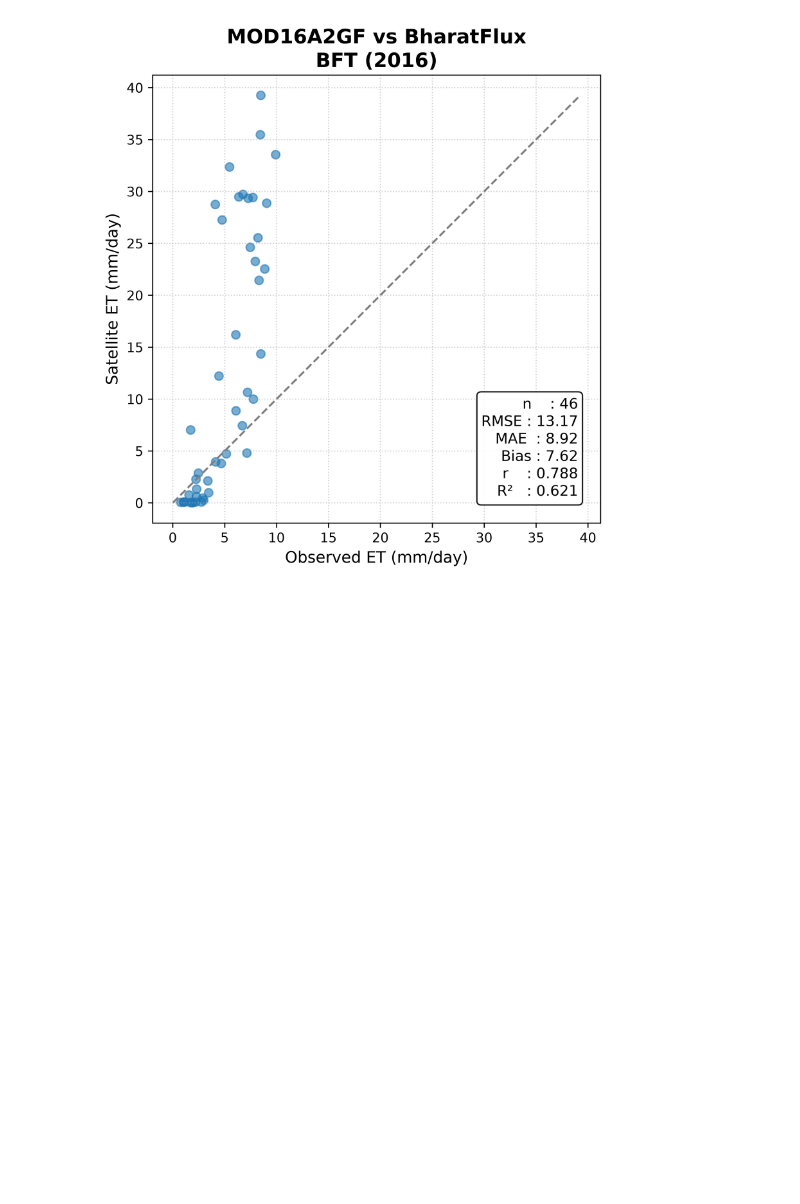
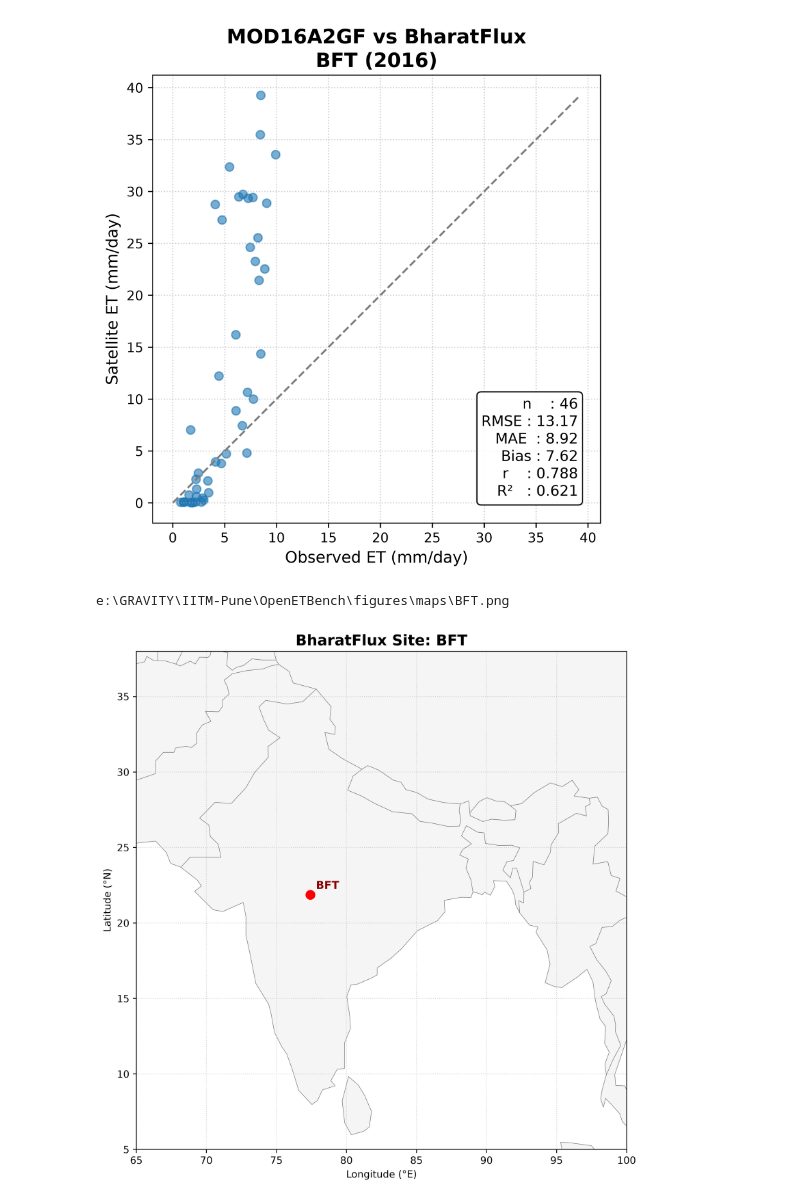
Before and after one commit to tomcr00ze/OpenETBench, a Jupyter notebook: notebooks/06_Visualization.ipynb, the cells around one changed output. Saved outputs shown, nothing was run; the diff lists cells and outputs as text; code cells hidden in the pictures; blank space fills up the shorter version.

```diff
--- a/notebooks/06_Visualization.ipynb
+++ b/notebooks/06_Visualization.ipynb
@@ -148,3 +151,17 @@ from IPython.display import Image
 Image(filename=figure_path)
 # %% [output]
 [figure]
+# %%
+site = get_site("BFT")
+map_path = plot_site(
+    site,
+    FIGURE_DIR,
+)
+print(map_path)
+# %% [output]
+e:\GRAVITY\IITM-Pune\OpenETBench\figures\maps\BFT.png
+# %%
+from IPython.display import Image
+Image(filename=map_path)
+# %% [output]
+[figure, added]
```
Also changed, not shown: parts of 1 cell of this notebook, 3 other files.
